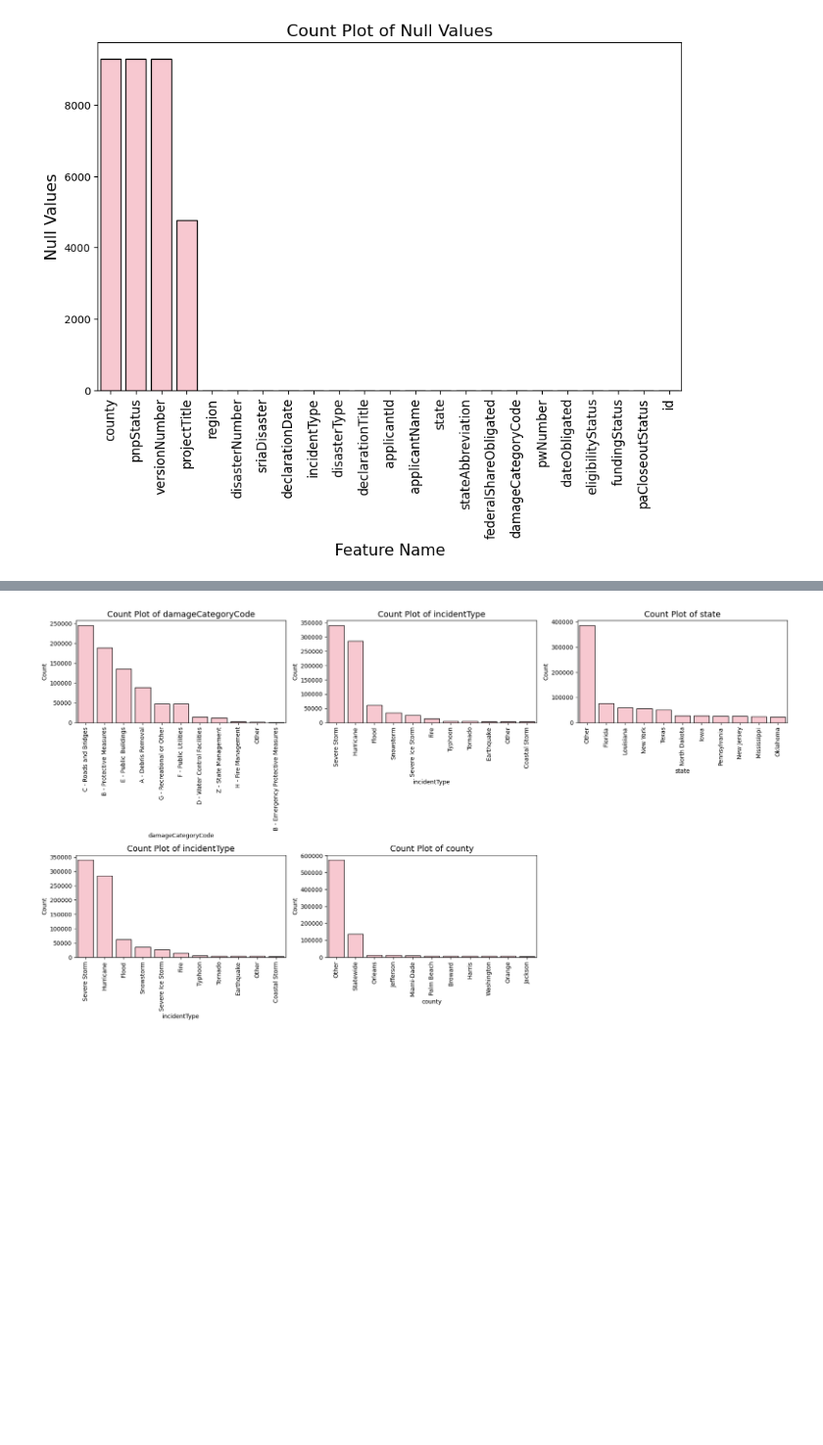
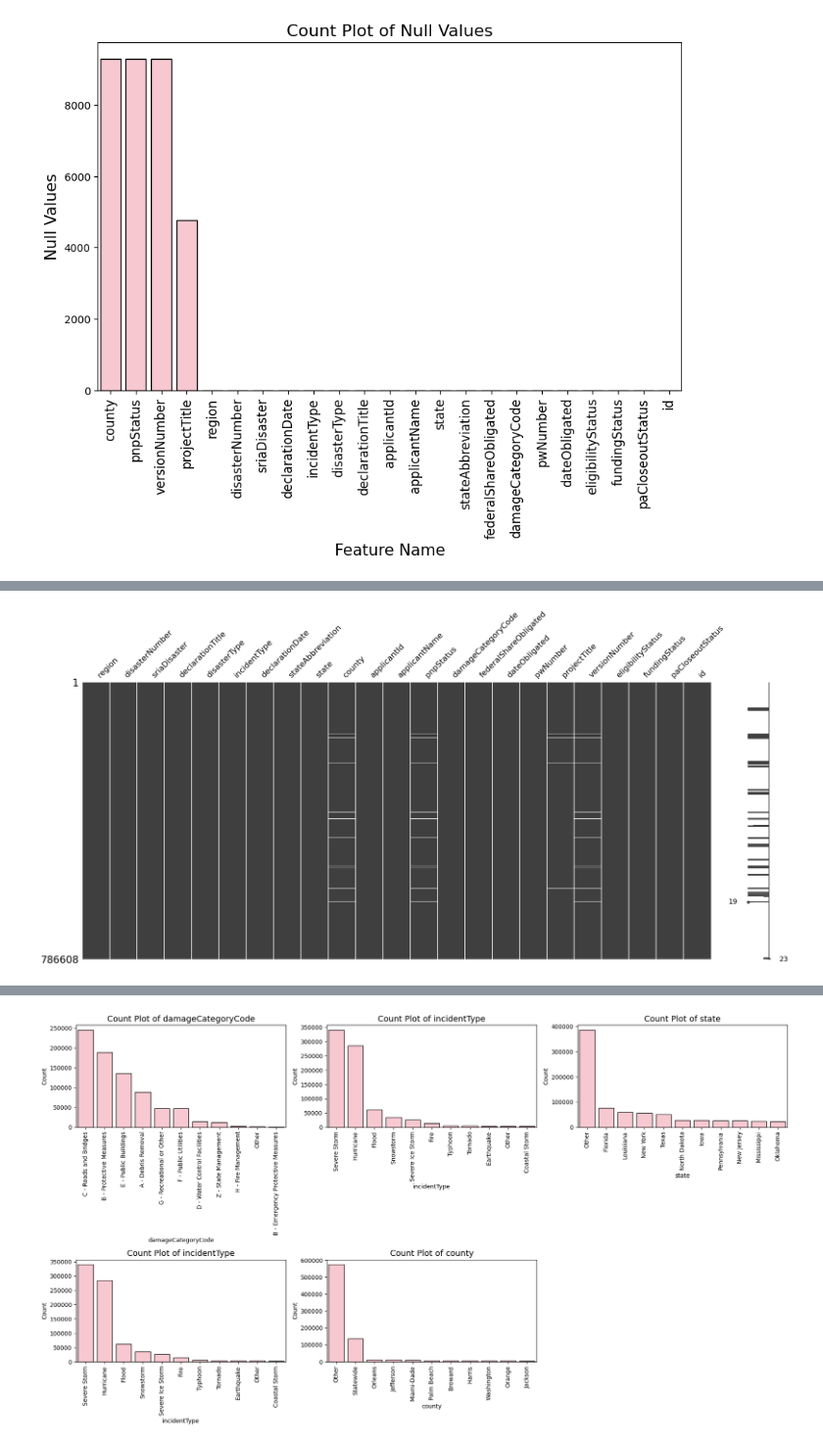
Before and after one commit to Aryan-Kaisth/Catastrophe_Risk_Estimation_Quantile_Based, a Jupyter notebook: notebooks/EDA.ipynb, the cells around one changed output, grey strips where cells are left out. Shown at 98% size. Cells and saved outputs as stored; diff of their text form; code cells hidden in the pictures; blank space fills up the shorter version.

```diff
--- a/notebooks/EDA.ipynb
+++ b/notebooks/EDA.ipynb
@@ -138,0 +154,9 @@ plt.show()
+# %%
+msno.matrix(
+    df_clean,
+    sparkline=True,
+    label_rotation=45
+)
+plt.show()
+# %% [output]
+[figure, added]
```
Also changed, not shown: parts of 34 cells of this notebook.
